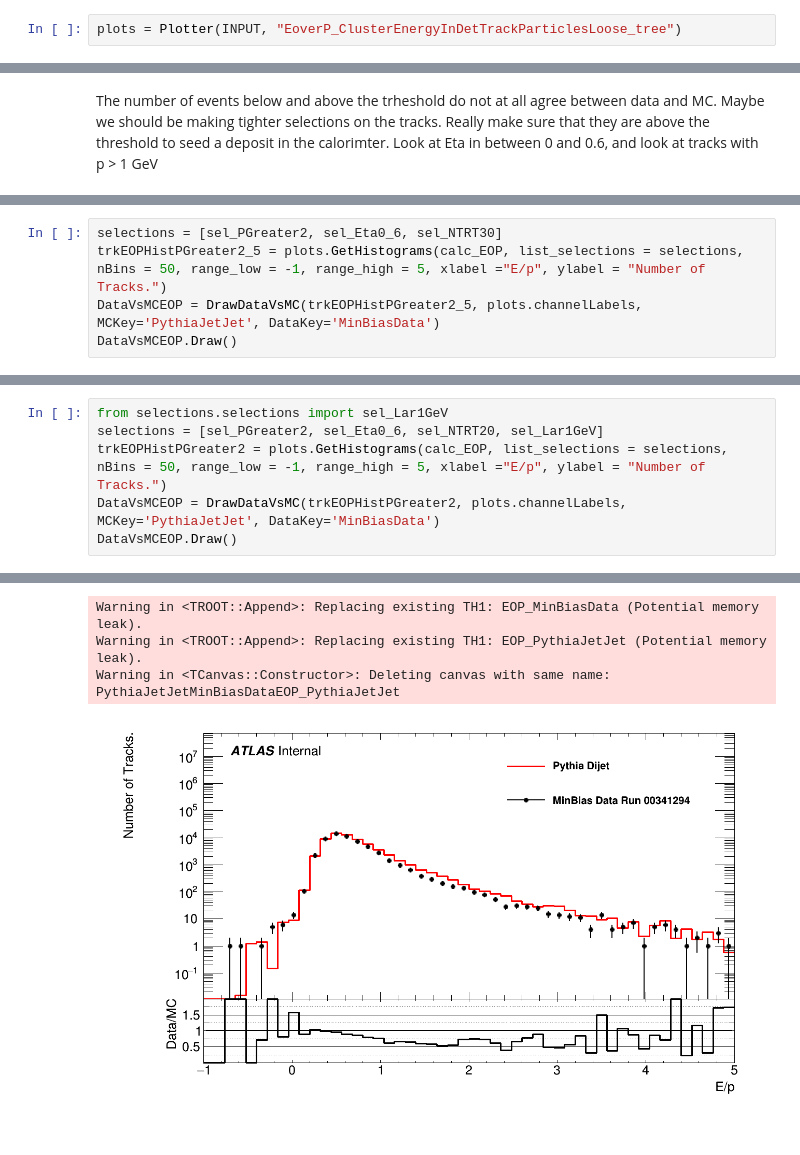
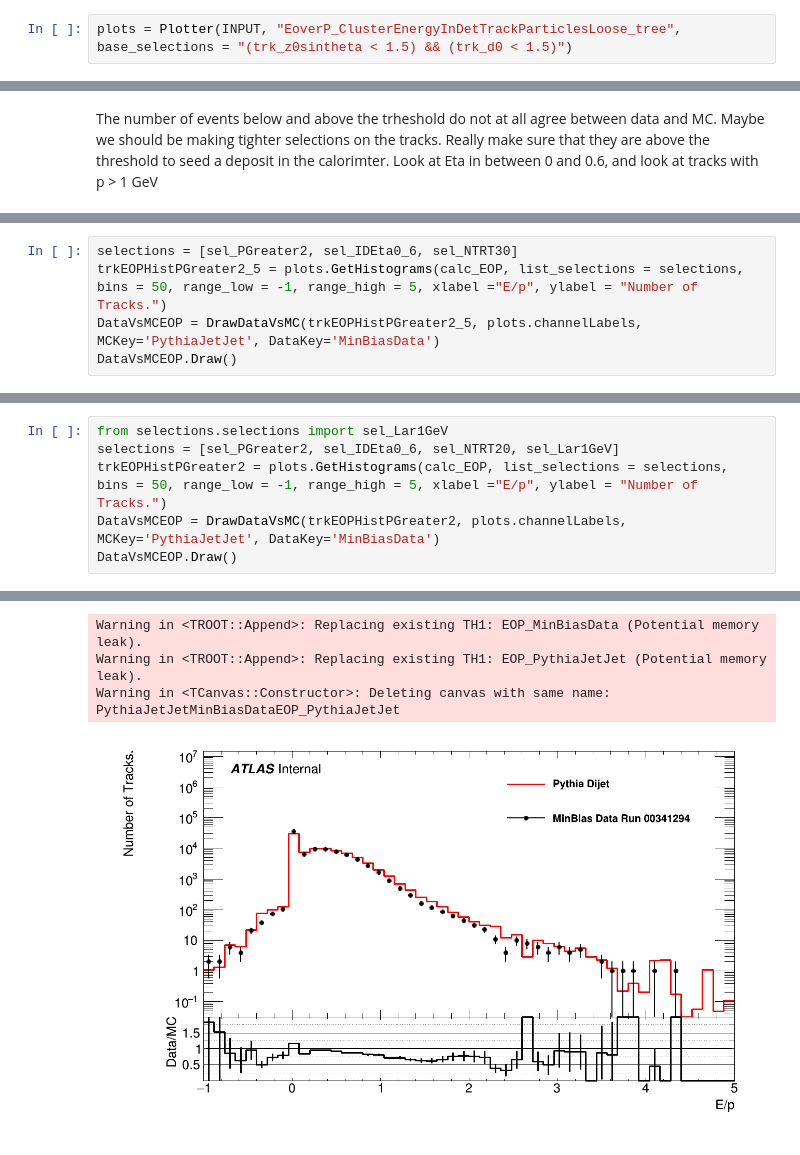
Before and after one commit to jdandoy/EoverPAnalysis, a Jupyter notebook: root_numpy_plotting/ClusterPlots.ipynb, the cells around one changed output, grey strips where cells are left out. Saved outputs shown, nothing was run; the diff lists cells and outputs as text.

Commit message:
added new plots for reproducing conference note

```diff
--- a/root_numpy_plotting/ClusterPlots.ipynb
+++ b/root_numpy_plotting/ClusterPlots.ipynb
@@ -10,7 +10,7 @@ from inputs.samples import INPUT
 # %% [markdown]
 First import the plotter. INPUT is a file from the folder inputs/samples.py. This contains a dictionary of files that the plotter will run over. For now we're using the tree: EoverP_ClusterEnergyLCWInDetTrackParticlesLoose_tree. All energy deposits are summed from LCW weighted tracks.
 # %%
-plots = Plotter(INPUT, "EoverP_ClusterEnergyInDetTrackParticlesLoose_tree")
+plots = Plotter(INPUT, "EoverP_ClusterEnergyInDetTrackParticlesLoose_tree", base_selections = "(trk_z0sintheta < 1.5) && (trk_d0 < 1.5)")
 # %% [markdown]
 Next, we need to get the number of tracks in data and MC, and set it so that MC is normalized to the data.
 # %%
@@ -331,6 +320,6 @@ Warning in <TCanvas::Constructor>: Deleting canvas with same name: PythiaJetJetM
 # %%
-selections = [sel_PGreater2, sel_Eta0_6, sel_NTRT30]
-trkEOPHistPGreater2_5 = plots.GetHistograms(calc_EOP, list_selections = selections, nBins = 50, range_low = -1, range_high = 5, xlabel ="E/p", ylabel = "Number of Tracks.")
+selections = [sel_PGreater2, sel_IDEta0_6, sel_NTRT30]
+trkEOPHistPGreater2_5 = plots.GetHistograms(calc_EOP, list_selections = selections, bins = 50, range_low = -1, range_high = 5, xlabel ="E/p", ylabel = "Number of Tracks.")
 DataVsMCEOP = DrawDataVsMC(trkEOPHistPGreater2_5, plots.channelLabels, MCKey='PythiaJetJet', DataKey='MinBiasData')
 DataVsMCEOP.Draw()
 # %% [output]
@@ -352,7 +339,7 @@ Warning in <TCanvas::Constructor>: Deleting canvas with same name: PythiaJetJetM
 # %%
 from selections.selections import sel_Lar1GeV
-selections = [sel_PGreater2, sel_Eta0_6, sel_NTRT20, sel_Lar1GeV]
-trkEOPHistPGreater2 = plots.GetHistograms(calc_EOP, list_selections = selections, nBins = 50, range_low = -1, range_high = 5, xlabel ="E/p", ylabel = "Number of Tracks.")
+selections = [sel_PGreater2, sel_IDEta0_6, sel_NTRT20, sel_Lar1GeV]
+trkEOPHistPGreater2 = plots.GetHistograms(calc_EOP, list_selections = selections, bins = 50, range_low = -1, range_high = 5, xlabel ="E/p", ylabel = "Number of Tracks.")
 DataVsMCEOP = DrawDataVsMC(trkEOPHistPGreater2, plots.channelLabels, MCKey='PythiaJetJet', DataKey='MinBiasData')
 DataVsMCEOP.Draw()
 # %% [output]
@@ -370,6 +355,6 @@ Applying reweighting for variable trkPt
 Warning in <TROOT::Append>: Replacing existing TH1: EOP_MinBiasData (Potential memory leak).
 Warning in <TROOT::Append>: Replacing existing TH1: EOP_PythiaJetJet (Potential memory leak).
 Warning in <TCanvas::Constructor>: Deleting canvas with same name: PythiaJetJetMinBiasDataEOP_PythiaJetJet
-[figure, old version]
+[figure, new version]
 # %%
 from selections.selections import sel_NTRT15
```
Also changed, not shown: parts of 33 cells of this notebook, 1 other file.
